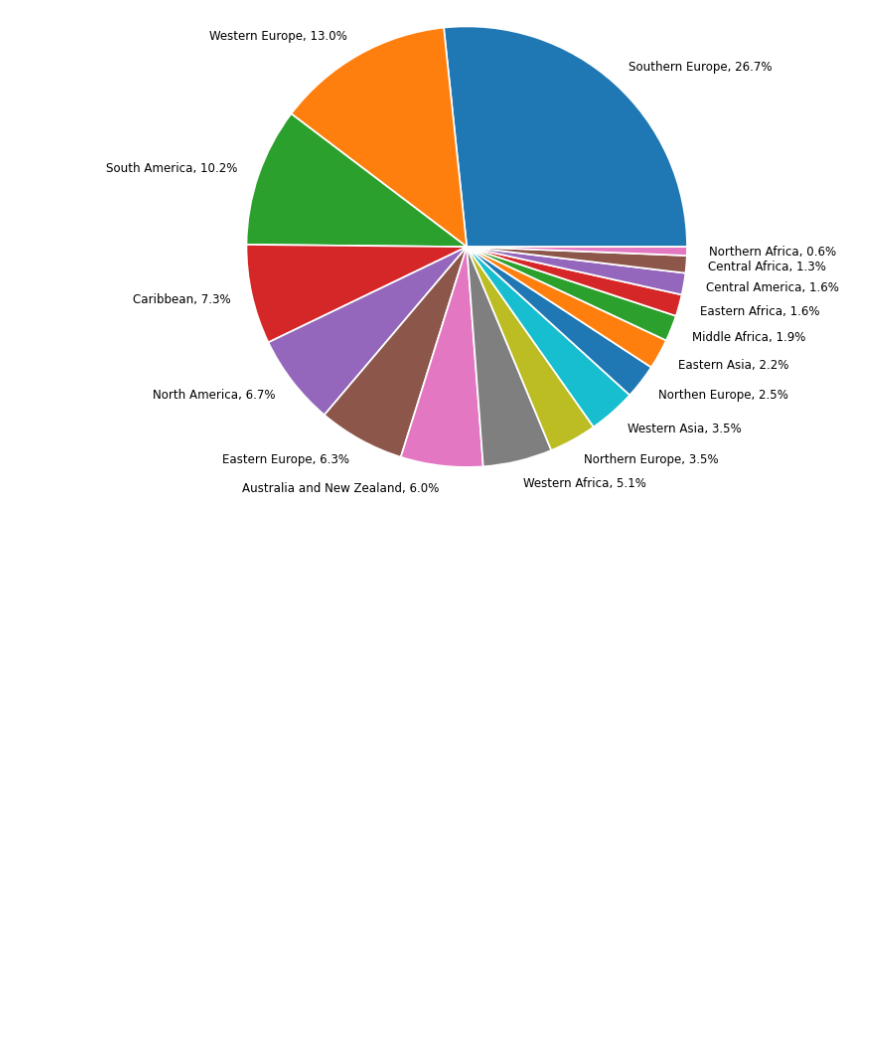
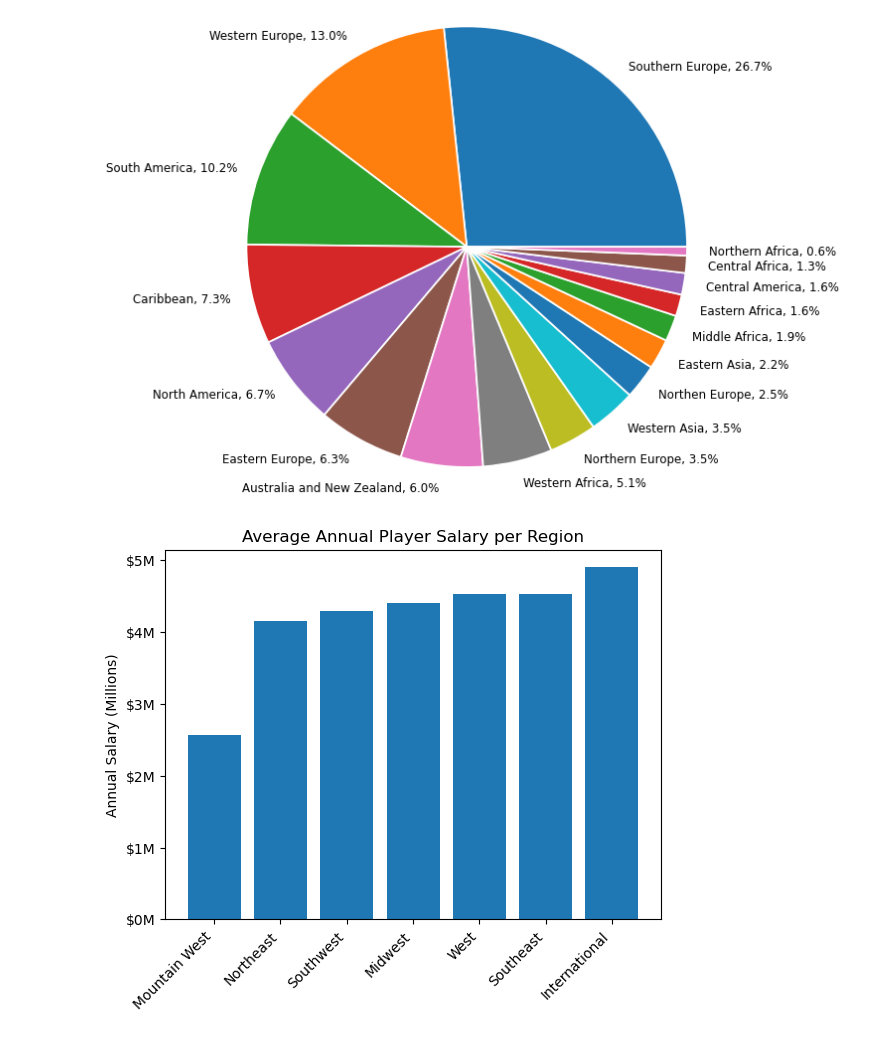
Before and after one commit to emitropoulos/Project-1, a Jupyter notebook: nba_analysis.ipynb, the cells around one changed output. Saved outputs shown, nothing was run; the diff lists cells and outputs as text; code cells hidden in the pictures; blank space fills up the shorter version.

Commit message:
Added graphs for salaries
Added graphs for salaries for each region as well as salaries for region over time

```diff
--- a/nba_analysis.ipynb
+++ b/nba_analysis.ipynb
@@ -662,3 +657,30 @@ plt.pie(international_player_counter, radius=1.5,labels=labels, textprops=textpr
 plt.show()
 # %% [output]
 [figure]
+# %%
+# Clean data for player salaries
+player_salaries = adding_stadiums[['Player Name', 'Salary', 'Birth State or Country', 'Region', 'Season']]
+player_salaries = player_salaries.dropna(subset=['Salary'])
+# %%
+# Get average salary for each region
+average_salaries = player_salaries[['Region', 'Salary']]
+average_salaries.astype({'Region':'str','Salary':'int'})
+average_salaries = average_salaries.groupby('Region')['Salary'].mean().reset_index()
+average_salaries = average_salaries.sort_values("Salary", ascending=True)
+# %%
+def millions_formatter(x, pos):
+    return f'${x / 1e6:.0f}M'
+
+# Create a bar plot with the formatted y-axis labels
+plt.bar(average_salaries['Region'], average_salaries['Salary'])
+plt.ylabel('Annual Salary (Millions)')
+plt.yscale('linear')  # Use linear scale for y-axis
+
+# Apply the millions_formatter to the y-axis ticks
+plt.gca().get_yaxis().set_major_formatter(FuncFormatter(millions_formatter))
+plt.xticks(rotation=45, ha='right')
+# Show or save the plot
+plt.title('Average Annual Player Salary per Region')
+plt.show()
+# %% [output]
+[figure, added]
```
Also changed, not shown: parts of 7 cells of this notebook.
